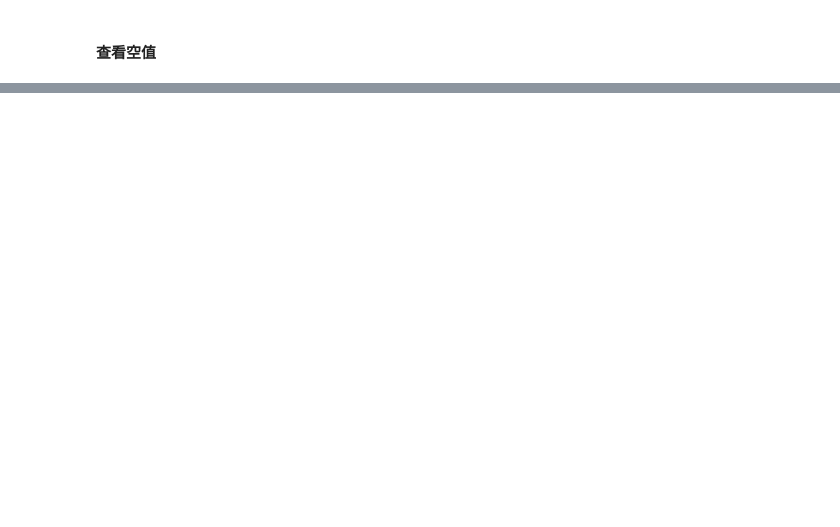
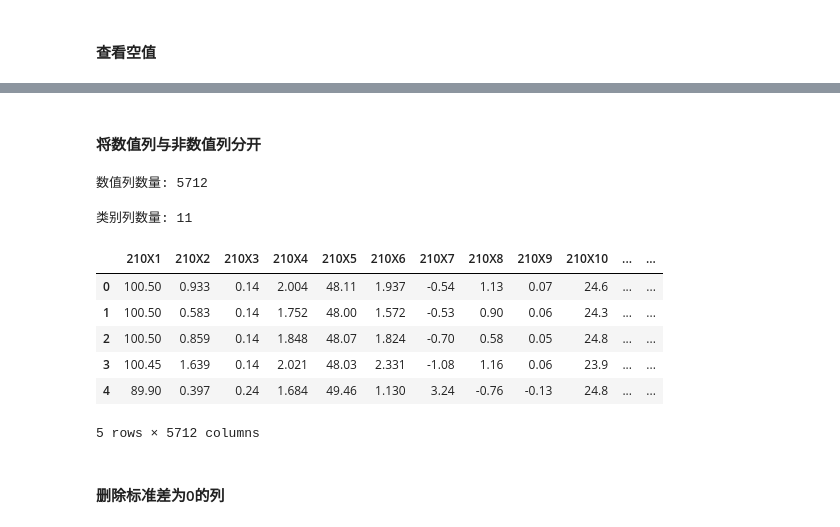
Before and after one commit to yuluochengwen/AI, a Jupyter notebook: 06_第六周/08_25_机器学习_半导体预测2.0.ipynb, the cells around one changed output, grey strips where cells are left out. Cells and saved outputs as stored; diff of their text form; code cells hidden in the pictures; blank space fills up the shorter version.

```diff
--- a/06_第六周/08_25_机器学习_半导体预测2.0.ipynb
+++ b/06_第六周/08_25_机器学习_半导体预测2.0.ipynb
@@ -110,0 +123,2 @@ dtype: int64
+# %%
+total_set = total_set.drop(columns=nan_cols.index)
@@ -110,0 +135,25 @@ dtype: int64
+# %% [markdown]
+#### 将数值列与非数值列分开
+# %%
+num_cols = total_set.select_dtypes(include=['int64', 'float64']).columns.tolist()
+obj_cols = total_set.select_dtypes(include=['object']).columns.tolist()
+# %%
+print('数值列数量:',len(num_cols))
+# %% [output]
+数值列数量: 5712
+# %%
+print('类别列数量:',len(obj_cols))
+# %% [output]
+类别列数量: 11
+# %%
+total_set[num_cols].head()
+# %% [output]
+|  | 210X1 | 210X2 | 210X3 | 210X4 | 210X5 | 210X6 | 210X7 | 210X8 | 210X9 | 210X10 | ... | ... |
+| 0 | 100.50 | 0.933 | 0.14 | 2.004 | 48.11 | 1.937 | -0.54 | 1.13 | 0.07 | 24.6 | ... | ... |
+| 1 | 100.50 | 0.583 | 0.14 | 1.752 | 48.00 | 1.572 | -0.53 | 0.90 | 0.06 | 24.3 | ... | ... |
+| 2 | 100.50 | 0.859 | 0.14 | 1.848 | 48.07 | 1.824 | -0.70 | 0.58 | 0.05 | 24.8 | ... | ... |
+| 3 | 100.45 | 1.639 | 0.14 | 2.021 | 48.03 | 2.331 | -1.08 | 1.16 | 0.06 | 23.9 | ... | ... |
+| 4 | 89.90 | 0.397 | 0.24 | 1.684 | 49.46 | 1.130 | 3.24 | -0.76 | -0.13 | 24.8 | ... | ... |
+5 rows × 5712 columns
+# %% [markdown]
+#### 删除标准差为0的列
```
Also changed, not shown: parts of 9 cells of this notebook, 10 other files.
